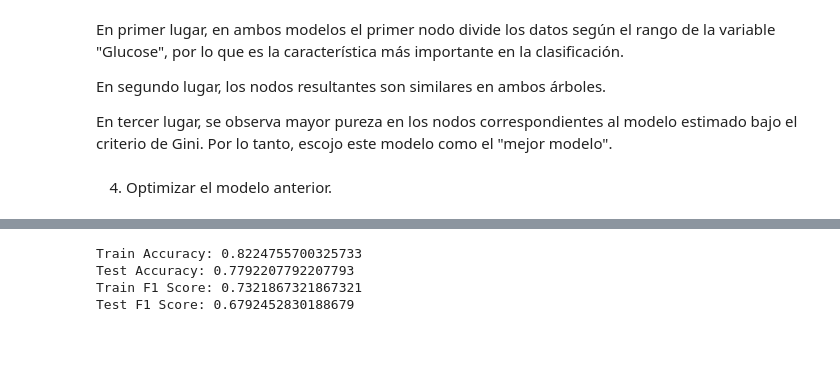
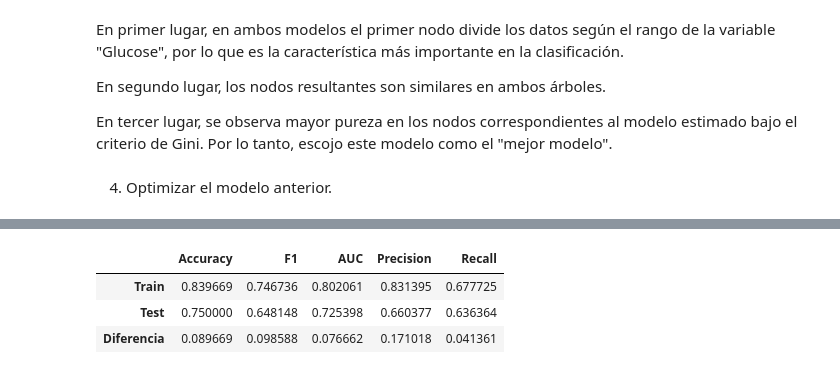
Before and after one commit to 4GeeksAcademy/Proyecto17b_albaebauluz, a Jupyter notebook: src/explore.ipynb, the cells around one changed output, grey strips where cells are left out. Saved outputs shown, nothing was run; the diff lists cells and outputs as text; code cells hidden in the pictures; blank space fills up the shorter version.

```diff
--- a/src/explore.ipynb
+++ b/src/explore.ipynb
@@ -440,24 +451,45 @@ Mejores hiperparámetros: {'max_depth': 5, 'max_features': None, 'min_samples_le
-# %%
-# Usa el mejor modelo para hacer predicciones
-best_tree = grid_search.best_estimator_
-y_pred_train = best_tree.predict(X_train)
-y_pred_test = best_tree.predict(X_test)
-
-# Evalúa el modelo
-train_accuracy = accuracy_score(y_train, y_pred_train)
-test_accuracy = accuracy_score(y_test, y_pred_test)
-print(f"Train Accuracy: {train_accuracy}")
-print(f"Test Accuracy: {test_accuracy}")
-
-# Si quieres ver más métricas:
-train_f1 = f1_score(y_train, y_pred_train)
-test_f1 = f1_score(y_test, y_pred_test)
-print(f"Train F1 Score: {train_f1}")
-print(f"Test F1 Score: {test_f1}")
-
-# Puedes continuar con otras métricas como AUC, precision, recall, etc.
-# %% [output]
-Train Accuracy: 0.8224755700325733
-Test Accuracy: 0.7792207792207793
-Train F1 Score: 0.7321867321867321
-Test F1 Score: 0.6792452830188679
+# %%
+# Mejor modelo para hacer predicciones.
+best_tree = grid_search.best_estimator_
+y_pred_train_g = best_tree.predict(X_train)
+y_pred_test_g = best_tree.predict(X_test)
+# %%
+# Calculo las métricas.
+
+def get_metrics(y_train, y_test, y_pred_train, y_pred_test):
+    # Calcular métricas para el conjunto de entrenamiento
+    train_accuracy = accuracy_score(y_train, y_pred_train)
+    train_f1 = f1_score(y_train, y_pred_train)
+    train_auc = roc_auc_score(y_train, y_pred_train)
+    train_precision = precision_score(y_train, y_pred_train)
+    train_recall = recall_score(y_train, y_pred_train)
+
+    # Calcular métricas para el conjunto de prueba
+    test_accuracy = accuracy_score(y_test, y_pred_test)
+    test_f1 = f1_score(y_test, y_pred_test)
+    test_auc = roc_auc_score(y_test, y_pred_test)
+    test_precision = precision_score(y_test, y_pred_test)
+    test_recall = recall_score(y_test, y_pred_test)
+
+    # Calcular la diferencia entre métricas de entrenamiento y prueba
+    diff_accuracy = train_accuracy - test_accuracy
+    diff_f1 = train_f1 - test_f1
+    diff_auc = train_auc - test_auc
+    diff_precision = train_precision - test_precision
+    diff_recall = train_recall - test_recall
+
+    # Crear un DataFrame con los resultados
+    metrics_df = pd.DataFrame([[train_accuracy, train_f1, train_auc, train_precision, train_recall],
+                               [test_accuracy, test_f1, test_auc, test_precision, test_recall],
+                               [diff_accuracy, diff_f1, diff_auc, diff_precision, diff_recall]],
+                              columns=['Accuracy', 'F1', 'AUC', 'Precision', 'Recall'],
+                              index=['Train', 'Test', 'Diferencia'])
+
+    return metrics_df
+# %%
+get_metrics(y_train, y_test, y_pred_train_g, y_pred_test_g)
+# %% [output]
+|  | Accuracy | F1 | AUC | Precision | Recall |
+| Train | 0.839669 | 0.746736 | 0.802061 | 0.831395 | 0.677725 |
+| Test | 0.750000 | 0.648148 | 0.725398 | 0.660377 | 0.636364 |
+| Diferencia | 0.089669 | 0.098588 | 0.076662 | 0.171018 | 0.041361 |
```
Also changed, not shown: parts of 10 cells of this notebook, 1 other file.
